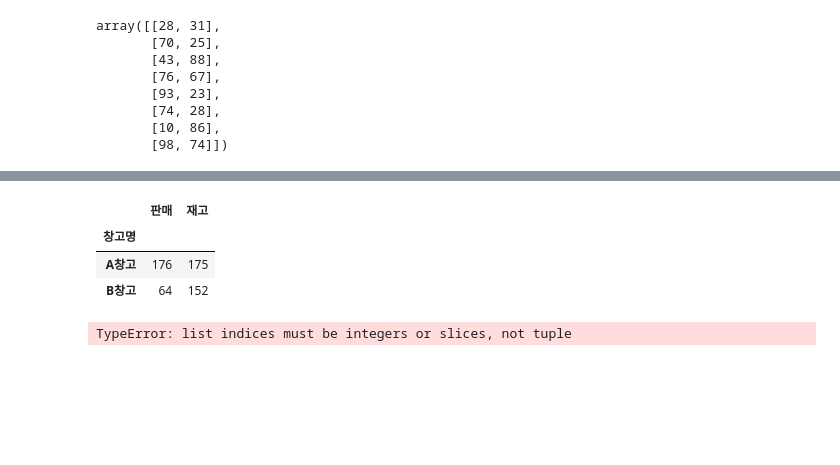
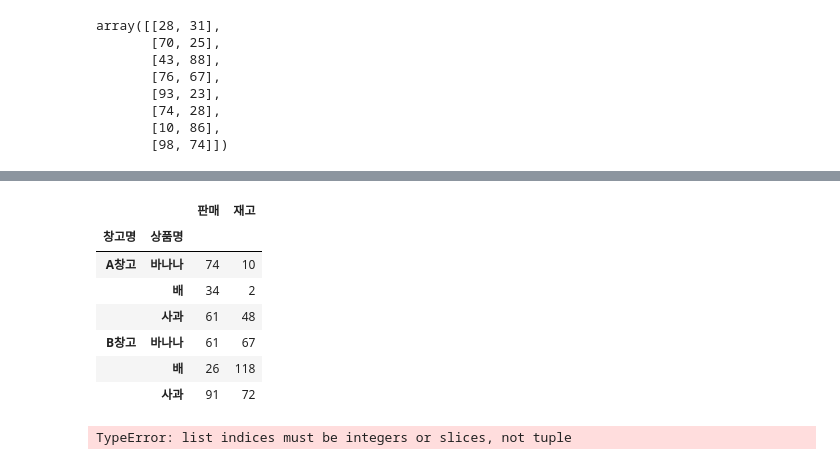
Before and after one commit to chesed71/kdigital_lecture, a Jupyter notebook: lab_1217.ipynb, the cells around one changed output, grey strips where cells are left out. Saved outputs shown, nothing was run; the diff lists cells and outputs as text; code cells hidden in the pictures; blank space fills up the shorter version.

```diff
--- a/lab_1217.ipynb
+++ b/lab_1217.ipynb
@@ -513,10 +530,14 @@ array([[28, 31],
 # %%
-df.groupby('창고명').sum()
+df.groupby(['창고명', '상품명']).sum()
 # %% [output]
-|  | 판매 | 재고 |
-| 창고명 |  |  |
-| A창고 | 176 | 175 |
-| B창고 | 64 | 152 |
+|  |  | 판매 | 재고 |
+| 창고명 | 상품명 |  |  |
+| A창고 | 바나나 | 74 | 10 |
+|  | 배 | 34 | 2 |
+|  | 사과 | 61 | 48 |
+| B창고 | 바나나 | 61 | 67 |
+|  | 배 | 26 | 118 |
+|  | 사과 | 91 | 72 |
 # %%
 df=pd.DataFrame(np.random.randint(1,100,size=(4,4)),
                 index=[['A','A','B','B'],['a','b','a','b']],
```
Also changed, not shown: parts of 64 cells of this notebook.
